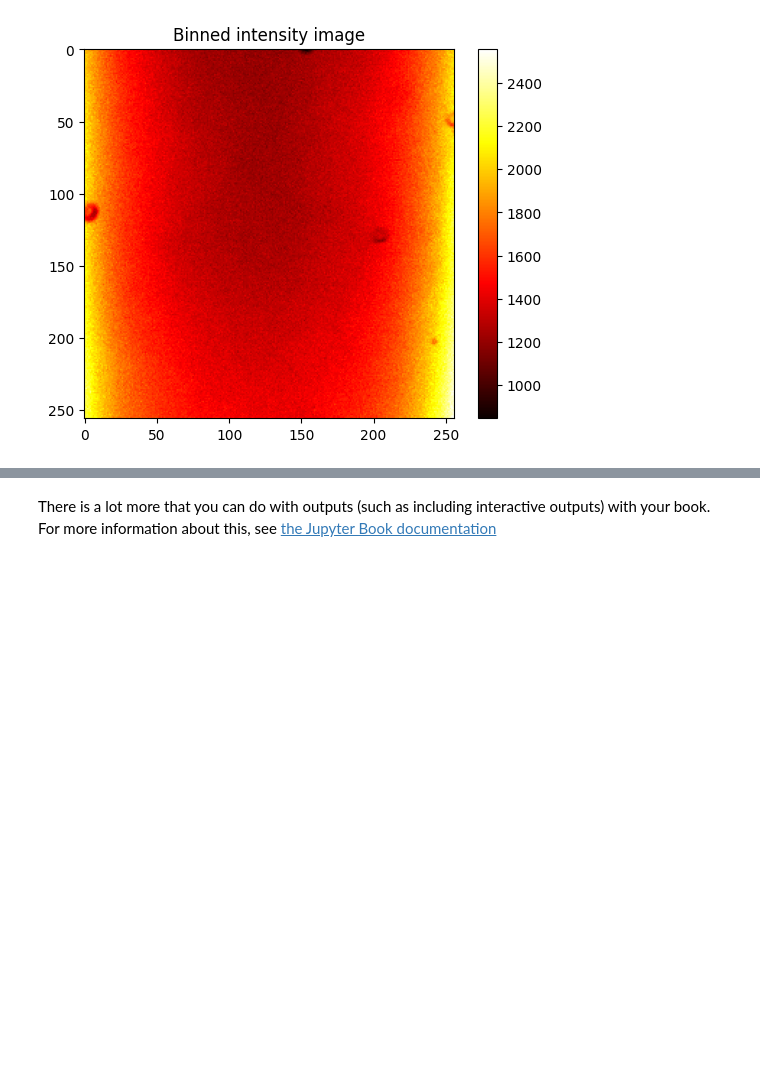
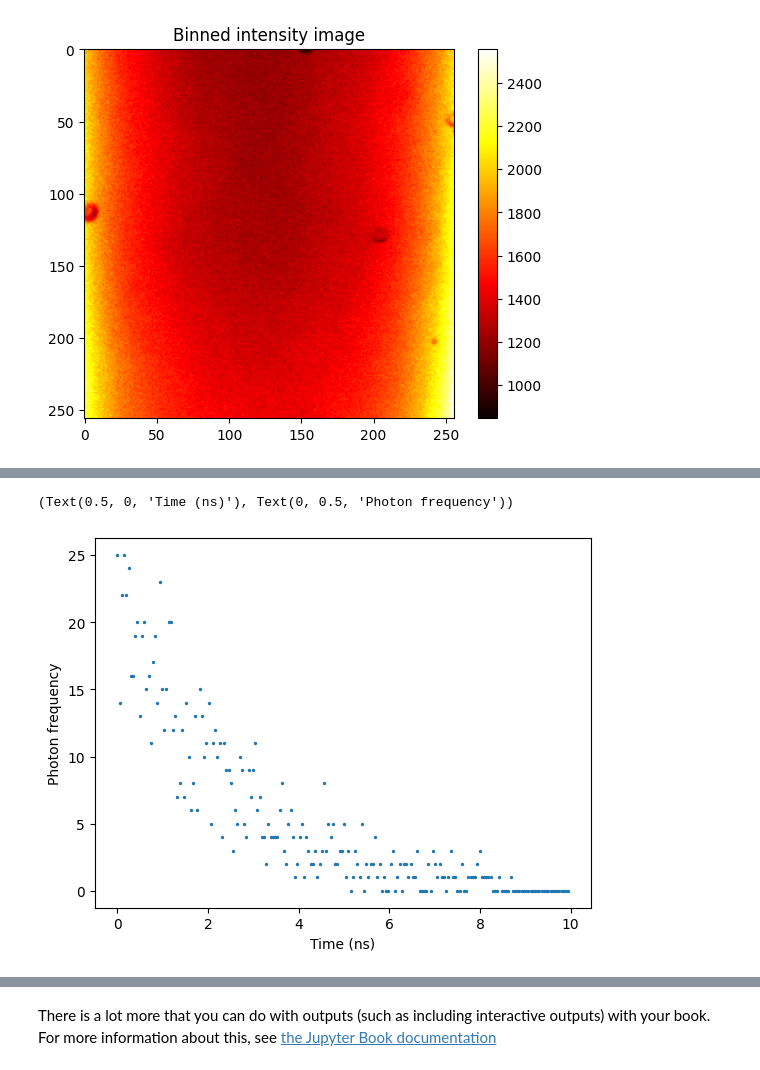
Before and after one commit to IPHYS-BIF/Animal_course_2024_jupiter_notebook, a Jupyter notebook: animal_course_2024/FLIM_notebooks.ipynb, the cells around one changed output, grey strips where cells are left out. Saved outputs shown, nothing was run; the diff lists cells and outputs as text; code cells hidden in the pictures; blank space fills up the shorter version.

```diff
--- a/animal_course_2024/FLIM_notebooks.ipynb
+++ b/animal_course_2024/FLIM_notebooks.ipynb
@@ -124,0 +125,15 @@ fig.tight_layout()
+# %%
+# Find the index of the maximum value in decay data
+max_index = np.argmax(data_binned_pixel)
+
+# Slice the vector to keep only the values on the right side behind the peak
+sliced_data = data_binned_pixel[max_index+1:]
+sliced_time = time[max_index+1:]
+sliced_time = sliced_time - sliced_time[0]
+
+# Plot the sliced data
+plt.scatter(sliced_time, sliced_data, s = 2)
+plt.xlabel("Time (ns)"), plt.ylabel("Photon frequency")
+# %% [output]
+(Text(0.5, 0, 'Time (ns)'), Text(0, 0.5, 'Photon frequency'))
+[figure, added]
```
Also changed, not shown: parts of 4 cells of this notebook.
